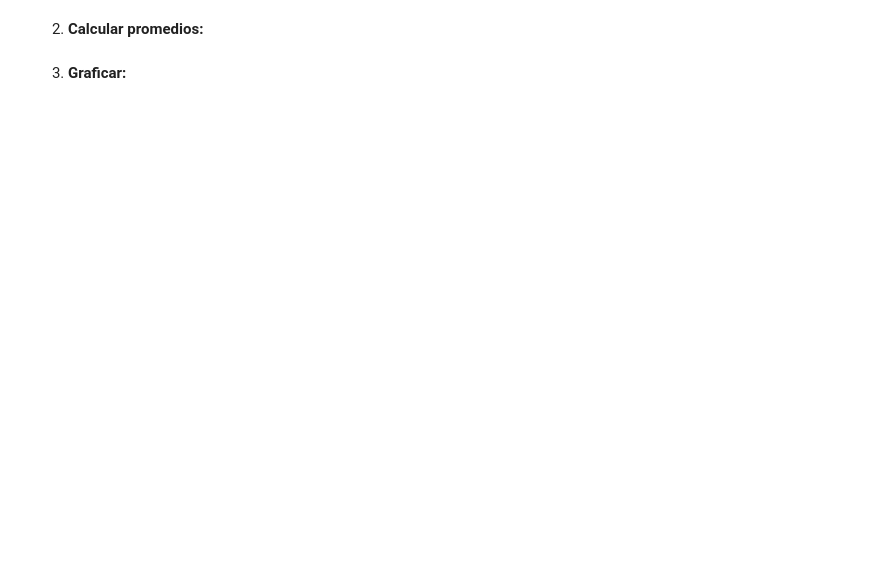
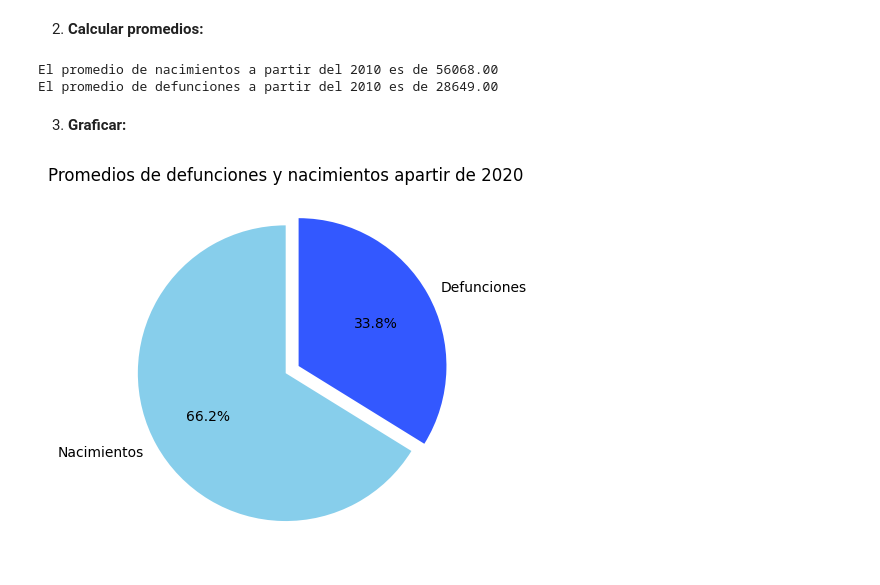
Before and after one commit to Geraldch/Programacion-Python-Basico-GRUPO-1---6181133432, a Jupyter notebook: Estudiantes/Gerald D. Chaves/Clase 10/Tarea/Practica_9.ipynb, the cells around one changed output. Drawn from its saved outputs; the diff is of its cells as text; code cells hidden in the pictures; blank space fills up the shorter version.

```diff
--- a/Estudiantes/Gerald D. Chaves/Clase 10/Tarea/Practica_9.ipynb
+++ b/Estudiantes/Gerald D. Chaves/Clase 10/Tarea/Practica_9.ipynb
@@ -242,2 +298,12 @@ ultimo_anio = df[df['Año'] == df['Año'].max()]
+# %%
+df_filtrado = df[df['Año'] >= 2020]
+promedio_nacimientos = df_filtrado['Nacimientos'].mean()
+promedio_defunciones = df_filtrado['Defunciones'].mean()
+
+print(f'El promedio de nacimientos a partir del 2010 es de {promedio_nacimientos:.2f}')
+print(f'El promedio de defunciones a partir del 2010 es de {promedio_defunciones:.2f}')#
+# %% [output]
+El promedio de nacimientos a partir del 2010 es de 56068.00
+El promedio de defunciones a partir del 2010 es de 28649.00
 # %% [markdown]
 3. **Graficar:**
@@ -245,0 +310,20 @@ ultimo_anio = df[df['Año'] == df['Año'].max()]
+# %%
+#
+df_filtrado = df[df['Año'] >= 2020]
+promedio_nacimientos = df_filtrado['Nacimientos'].mean()
+promedio_defunciones = df_filtrado['Defunciones'].mean()
+
+
+
+eje_x = ['Nacimientos','Defunciones'] #Etiquetas
+data = [promedio_nacimientos,promedio_defunciones]
+
+
+
+color = ['skyblue', '#3358ff']
+
+plt.pie(data,[0,0.1], eje_x, color, autopct='%1.1f%%', startangle= 90)
+plt.title('Promedios de defunciones y nacimientos apartir de 2020')
+plt.show()
+# %% [output]
+[figure, added]
```
Also changed, not shown: parts of 10 cells of this notebook.
